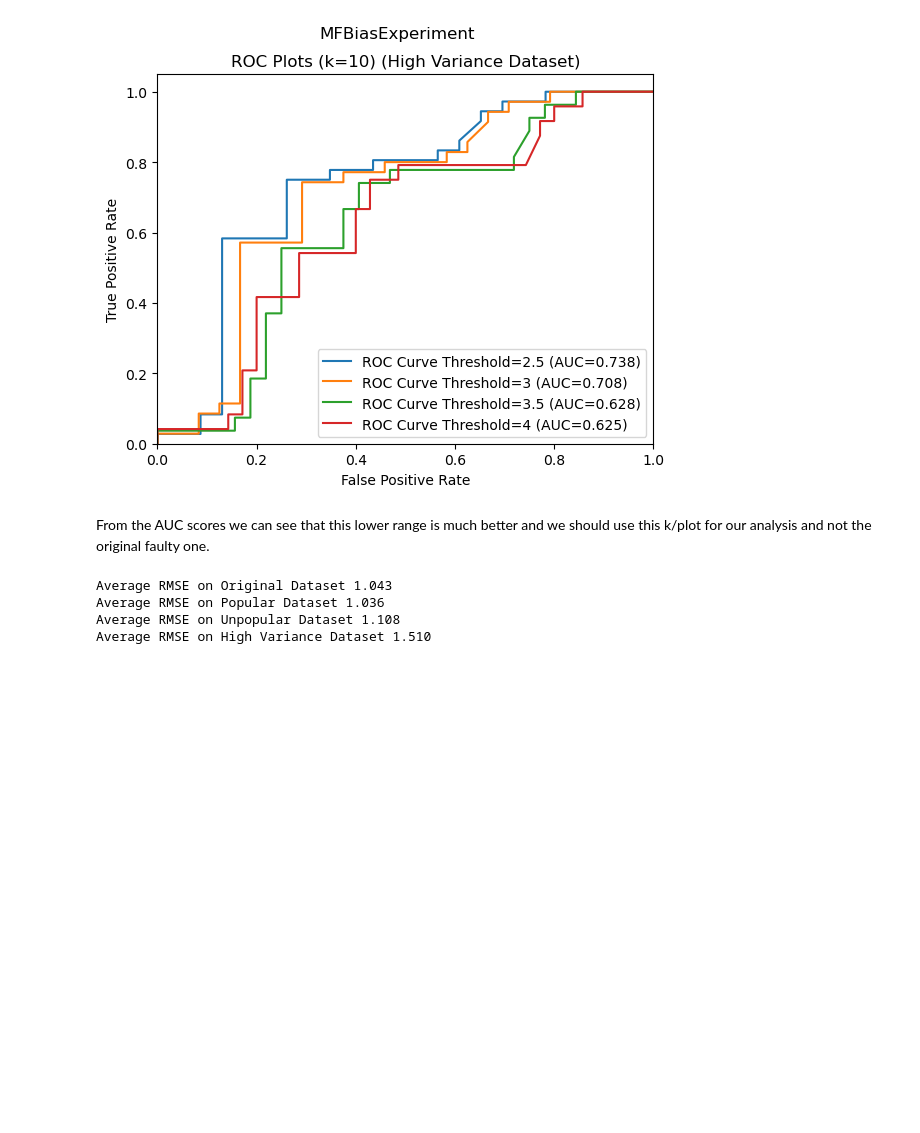
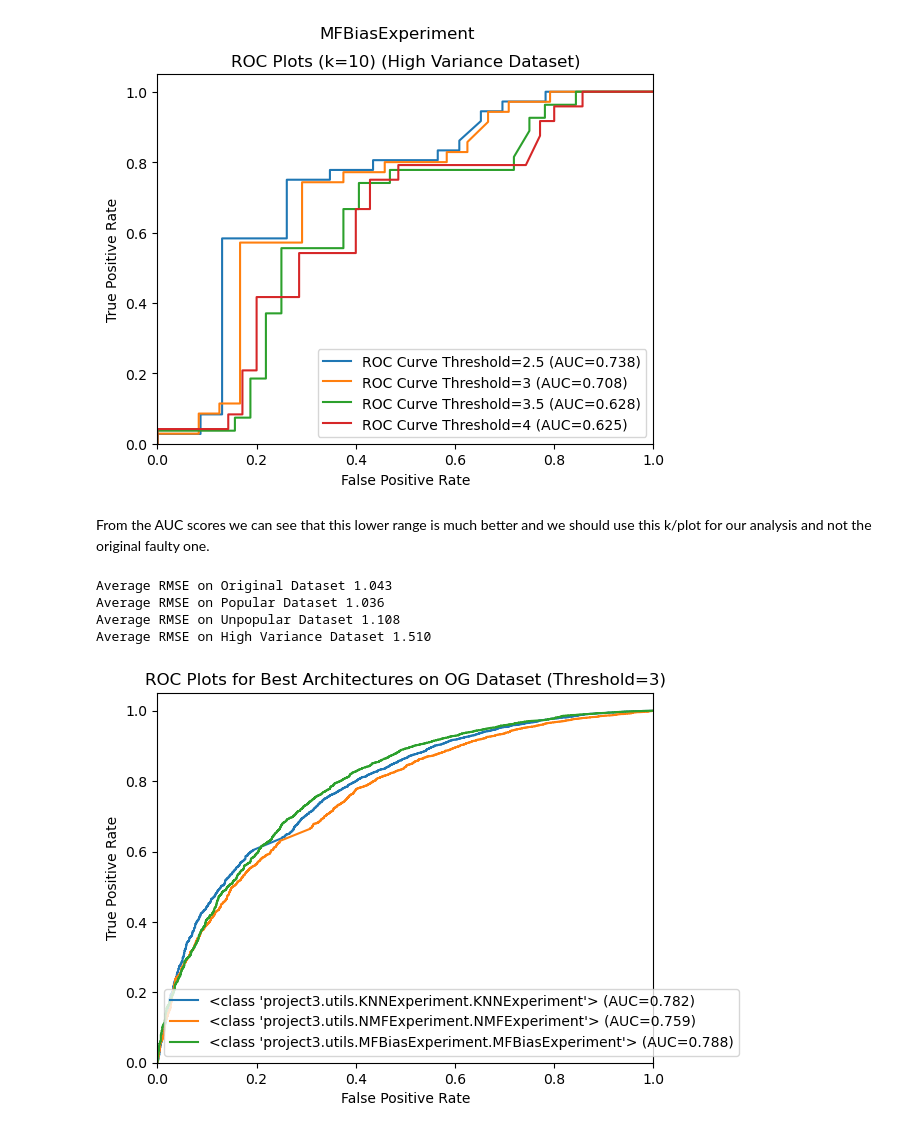
Before and after one commit to papaymaguire/ece219-project4, a Jupyter notebook: project3/notebooks/nb1.ipynb, the cells around one changed output. Saved outputs shown, nothing was run; the diff lists cells and outputs as text; code cells hidden in the pictures; blank space fills up the shorter version.

```diff
--- a/project3/notebooks/nb1.ipynb
+++ b/project3/notebooks/nb1.ipynb
@@ -275,3 +319,44 @@ Average RMSE on Original Dataset 1.043
 Average RMSE on Popular Dataset 1.036
 Average RMSE on Unpopular Dataset 1.108
 Average RMSE on High Variance Dataset 1.510
+# %%
+import matplotlib.pyplot as plt
+from sklearn.metrics import roc_curve, roc_auc_score
+from surprise.model_selection import train_test_split
+from project3.utils.ExperimentBase import ExperimentBase
+from project3.utils.KNNExperiment import KNNExperiment
+from project3.utils.MFBiasExperiment import MFBiasExperiment
+from project3.utils.NMFExperiment import NMFExperiment
+threshold = 3
+knn_exp = KNNExperiment(26)
+nmf_exp = NMFExperiment(20)
+mfb_exp = MFBiasExperiment(2)
+
+def single_roc(experiment: ExperimentBase):
+    og_trainset, og_testset = train_test_split(movie_ratings.og_dataset, test_size=0.1)
+    predictions = experiment.fit_and_predict(og_trainset, og_testset)
+    y_true = []
+    y_score = []
+    for pred in predictions:
+        binary_class = 1 if pred.r_ui >= threshold else 0
+        y_true.append(binary_class)
+        y_score.append(pred.est)
+
+    fpr, tpr, _ = roc_curve(y_true, y_score)
+    roc_auc = roc_auc_score(y_true, y_score)
+
+    plt.plot(fpr, tpr, label=f"{type(experiment)} (AUC={roc_auc:.3f})")
+
+single_roc(knn_exp)
+single_roc(nmf_exp)
+single_roc(mfb_exp)
+clear_output()
+plt.title("ROC Plots for Best Architectures on OG Dataset (Threshold=3)")
+plt.xlim([0.0, 1.0])
+plt.ylim([0.0, 1.05])
+plt.xlabel('False Positive Rate')
+plt.ylabel('True Positive Rate')
+plt.legend()
+plt.show()
+# %% [output]
+[figure, added]
```
Also changed, not shown: parts of 2 cells of this notebook.
